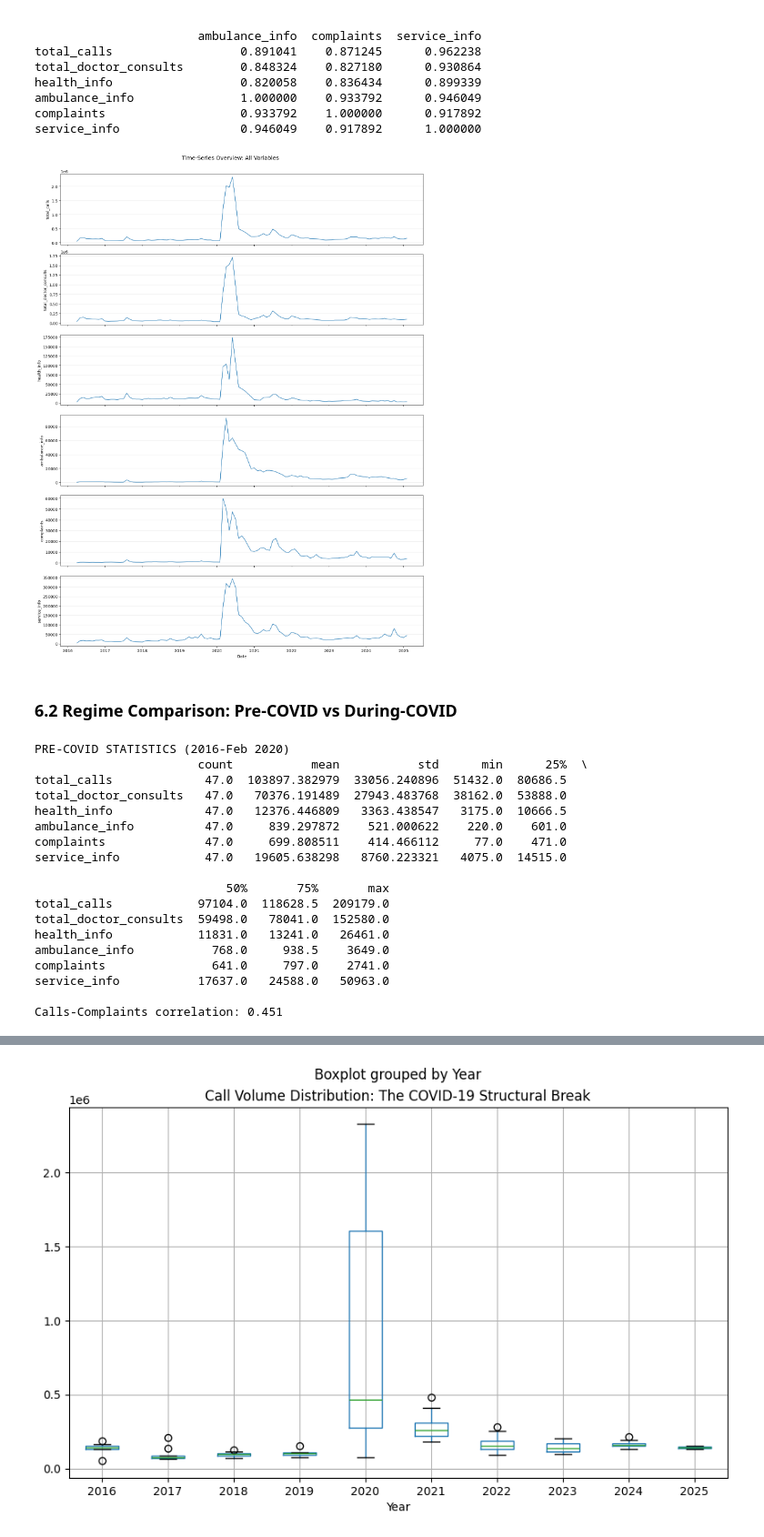
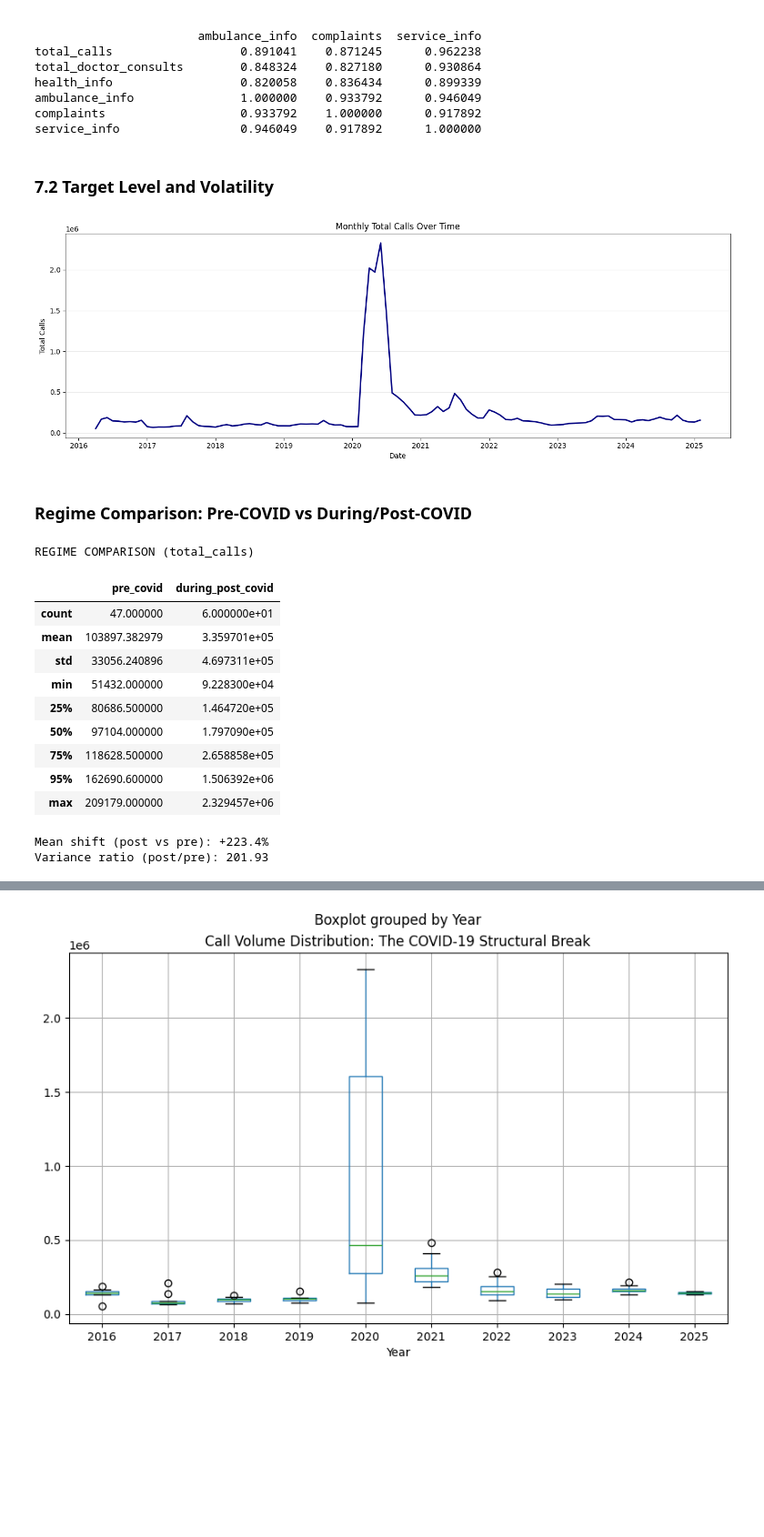
Before and after one commit to amschiltz/healthcare-surge-strain, a Jupyter notebook: notebooks/0.1-ams-initial-exploration.ipynb, the cells around one changed output, grey strips where cells are left out. Shown at 91% size. Saved outputs shown, nothing was run; the diff lists cells and outputs as text; code cells hidden in the pictures; blank space fills up the shorter version.

```diff
--- a/notebooks/0.1-ams-initial-exploration.ipynb
+++ b/notebooks/0.1-ams-initial-exploration.ipynb
@@ -401,47 +508,51 @@ health_info                  0.820058    0.836434      0.899339
 ambulance_info               1.000000    0.933792      0.946049
 complaints                   0.933792    1.000000      0.917892
 service_info                 0.946049    0.917892      1.000000
+# %% [markdown]
+### 7.2 Target Level and Volatility
 # %%
-# Time-series overview: all variables
-fig, axes = plt.subplots(len(df.columns), 1, figsize=(14, 3*len(df.columns)), sharex=True)
-
-for idx, col in enumerate(df.columns):
-    axes[idx].plot(df.index, df[col], linewidth=1.5, alpha=0.8)
-    axes[idx].set_ylabel(col, fontsize=10)
-    axes[idx].grid(axis='y', alpha=0.3)
-
+# Time-series overview
+plt.figure(figsize=(14, 5))
+plt.plot(df.index, df['total_calls'], color='navy', linewidth=2)
+plt.title('Monthly Total Calls Over Time')
 plt.xlabel('Date')
-plt.suptitle('Time-Series Overview: All Variables', fontsize=14, y=1.001)
+plt.ylabel('Total Calls')
+plt.grid(axis='y', alpha=0.3)
 plt.tight_layout()
 plt.show()
 # %% [output]
-[figure, old version]
+[figure, new version]
 # %% [markdown]
-### 6.2 Regime Comparison: Pre-COVID vs During-COVID
+### Regime Comparison: Pre-COVID vs During/Post-COVID
 # %%
-# Split into pre-COVID and during-COVID periods
-pre_covid = df.loc[:'2020-02-01']
-during_covid = df.loc['2020-03-01':]
+# Regime comparison focused on total_calls only
+pre_covid = df.loc[:'2020-02-01', 'total_calls']
+post_covid = df.loc['2020-03-01':, 'total_calls']
 
-print("PRE-COVID STATISTICS (2016-Feb 2020)")
-print(pre_covid.describe().T)
-print(f"\nCalls-Complaints correlation: {pre_covid['total_calls'].corr(pre_covid['complaints']):.3f}")
+summary = pd.DataFrame({
+    "pre_covid": pre_covid.describe(percentiles=[0.25, 0.5, 0.75, 0.95]),
+    "during_post_covid": post_covid.describe(percentiles=[0.25, 0.5, 0.75, 0.95])
+})[["pre_covid", "during_post_covid"]]
+
+print("REGIME COMPARISON (total_calls)")
+display(summary)
+
+mean_shift_pct = (post_covid.mean() - pre_covid.mean()) / pre_covid.mean() * 100
+var_ratio = post_covid.var() / pre_covid.var()
+
+print(f"Mean shift (post vs pre): {mean_shift_pct:+.1f}%")
+print(f"Variance ratio (post/pre): {var_ratio:.2f}")
 # %% [output]
-PRE-COVID STATISTICS (2016-Feb 2020)
-                       count           mean           std      min      25%  \
-total_calls             47.0  103897.382979  33056.240896  51432.0  80686.5
-total_doctor_consults   47.0   70376.191489  27943.483768  38162.0  53888.0
-health_info             47.0   12376.446809   3363.438547   3175.0  10666.5
-ambulance_info          47.0     839.297872    521.000622    220.0    601.0
-complaints              47.0     699.808511    414.466112     77.0    471.0
-service_info            47.0   19605.638298   8760.223321   4075.0  14515.0
-
-                           50%       75%       max
-total_calls            97104.0  118628.5  209179.0
-total_doctor_consults  59498.0   78041.0  152580.0
-health_info            11831.0   13241.0   26461.0
-ambulance_info           768.0     938.5    3649.0
-complaints               641.0     797.0    2741.0
-service_info           17637.0   24588.0   50963.0
-
-Calls-Complaints correlation: 0.451
+REGIME COMPARISON (total_calls)
+|  | pre_covid | during_post_covid |
+| count | 47.000000 | 6.000000e+01 |
+| mean | 103897.382979 | 3.359701e+05 |
+| std | 33056.240896 | 4.697311e+05 |
+| min | 51432.000000 | 9.228300e+04 |
+| 25% | 80686.500000 | 1.464720e+05 |
+| 50% | 97104.000000 | 1.797090e+05 |
+| 75% | 118628.500000 | 2.658858e+05 |
+| 95% | 162690.600000 | 1.506392e+06 |
+| max | 209179.000000 | 2.329457e+06 |
+Mean shift (post vs pre): +223.4%
+Variance ratio (post/pre): 201.93
```
Also changed, not shown: parts of 41 cells of this notebook, 2 other files.
